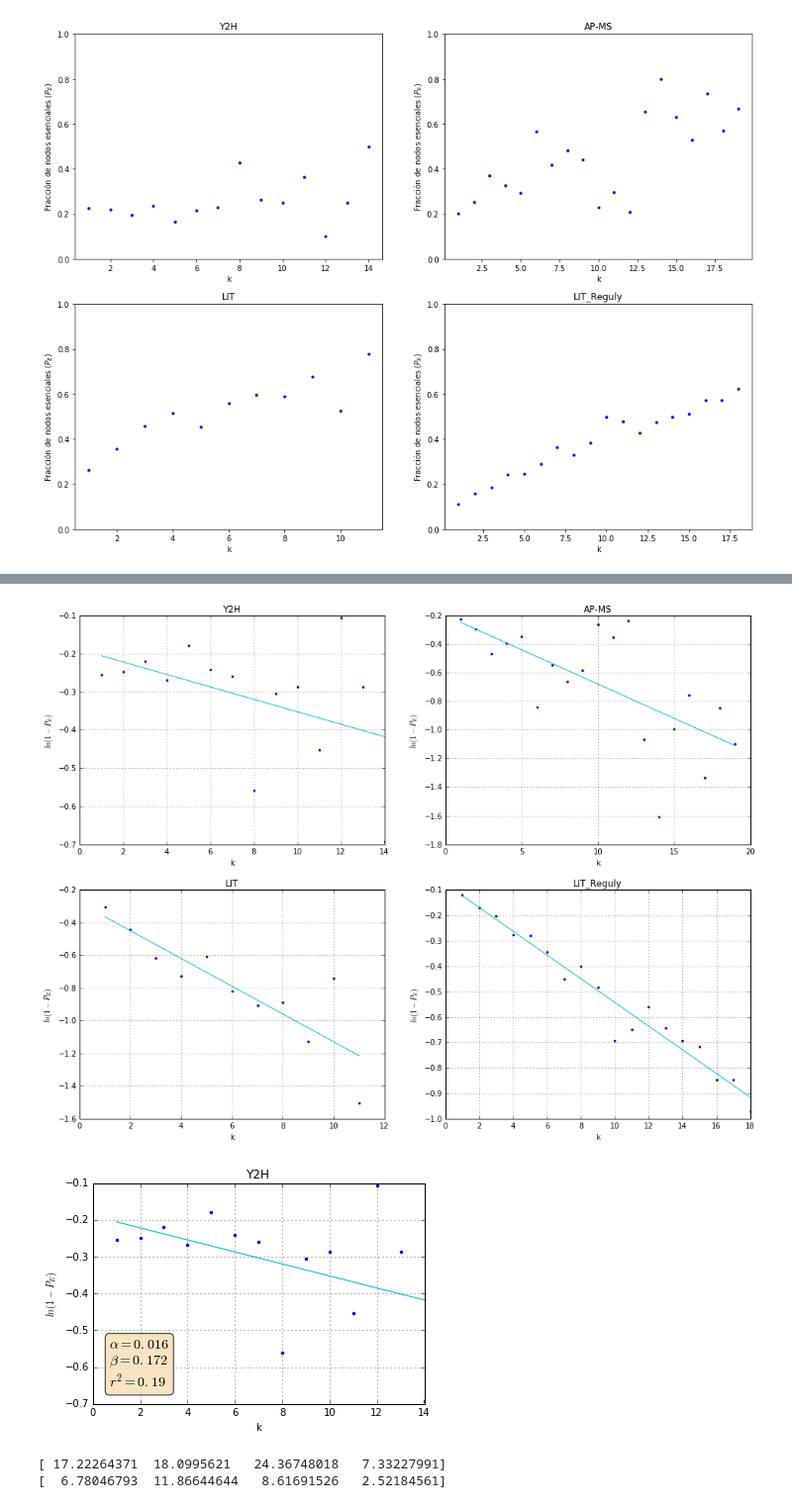
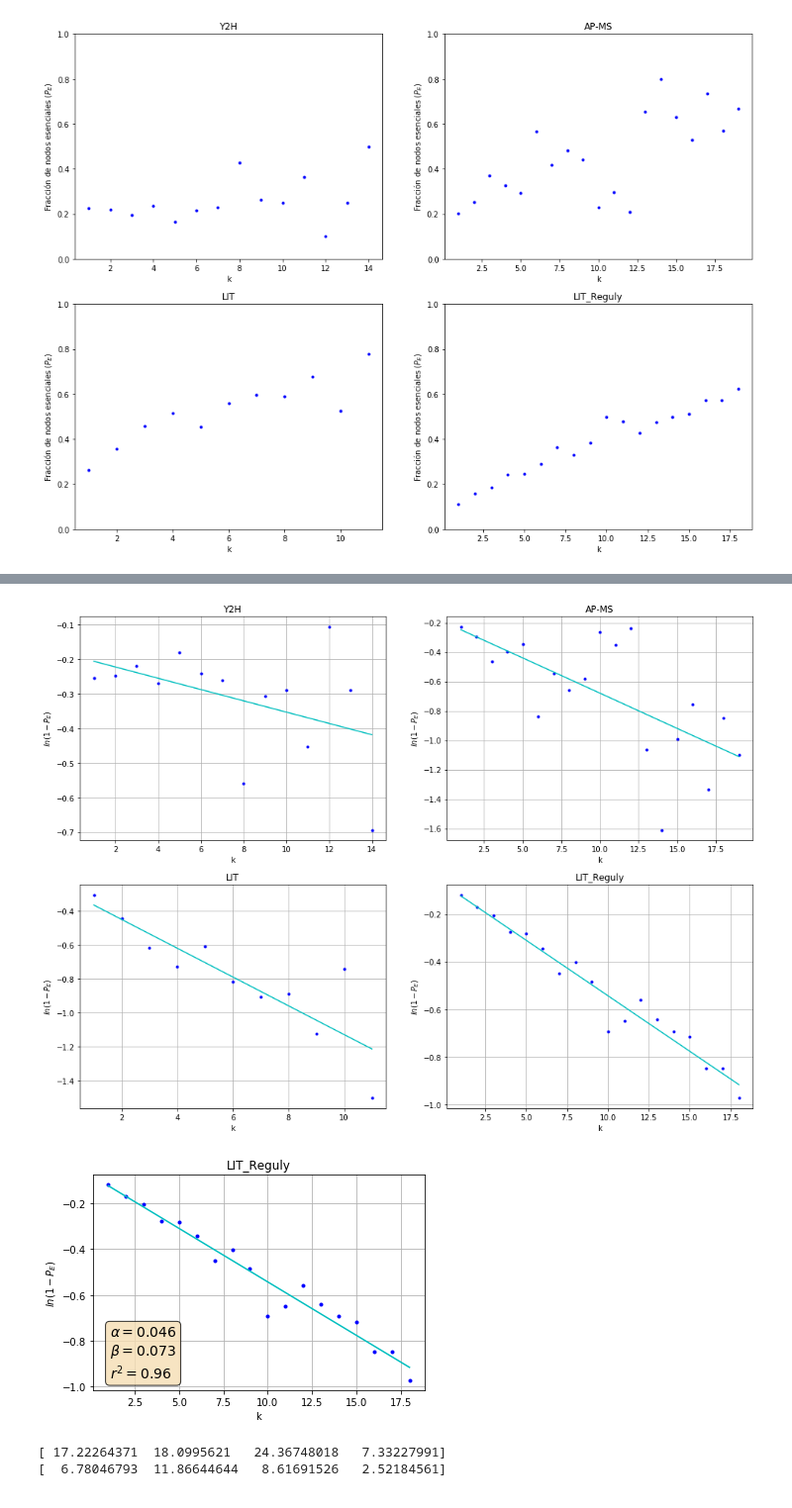
Before and after one commit to Redes2018/tp2, a Jupyter notebook: grados-ess.ipynb, the cells around one changed output, grey strips where cells are left out. Shown at 99% size. Drawn from its saved outputs; the diff is of its cells as text; code cells hidden in the pictures.

```diff
--- a/grados-ess.ipynb
+++ b/grados-ess.ipynb
@@ -195,8 +195,8 @@ plt.figure(figsize=(16, 12))
 for i in range(L):
 
     plt.subplot(2,2,i+1)
-    plt.plot(k_lin[i],Pe[i],'.r')
-    plt.plot(k_lin[i],slope[i]*k_lin[i]+intercept[i],'-b')
+    plt.plot(k_lin[i],Pe[i],'.b')
+    plt.plot(k_lin[i],slope[i]*k_lin[i]+intercept[i],'-c')
     plt.xlabel('k')
     plt.ylabel('$ln(1-P_E)$')
     plt.title(archivos[i])
@@ -251,37 +251,38 @@ for i in range(L):
 
 plt.show()
 # %% [output]
-[figure, old version]
+[figure, new version]
 # %%
 # Graficos para guardar
 
+j = 3 # cambiar el indice de 0 a 3 para ver los gráficos
 fig, ax = plt.subplots()
-plt.plot(k_lin[0],Pe[0],'.b')
-plt.plot(k_lin[0],Y[0],'-c')
+plt.plot(k_lin[j],Pe[j],'.b')
+plt.plot(k_lin[j],Y[j],'-c')
 
 # Texto que va a aparecer en un cuadro dentro del grafico con los resultados del ajuste
 textstr = '\n'.join((
-    r'$\alpha=%.3f$' % (alpha[0], ),
-    r'$\beta=%.3f$' % (beta[0], ),
-    r'$r^2=%.2f$' % (rsquared[0], )))
+    r'$\alpha=%.3f$' % (alpha[j], ),
+    r'$\beta=%.3f$' % (beta[j], ),
+    r'$r^2=%.2f$' % (rsquared[j], )))
 
 # Propiedades del cuadro donde aparece el texto
 props = dict(boxstyle='round', facecolor='wheat', alpha=0.8)
 
 # Texto ubicado en el vertice inferior izquierdo (proporciones de los ejes)
 ax.text(0.05, 0.3, textstr, transform=ax.transAxes, fontsize=14,
         verticalalignment='top', bbox=props)
 
 plt.xlabel('k')
 plt.ylabel('$ln(1-P_E)$')
-plt.title(archivos[0])
+plt.title(archivos[j])
 plt.grid()
 
-#plt.savefig('lineal_Y2H.png', dpi=150)
+#plt.savefig(archivos[j]+'.png', dpi=150)
 
 plt.show()
 # %% [output]
-[figure, old version]
+[figure, new version]
 # %%
 print(beta*100)
 print(std_err_beta*100)
```
Also changed, not shown: parts of 4 cells of this notebook, 2 other files.
